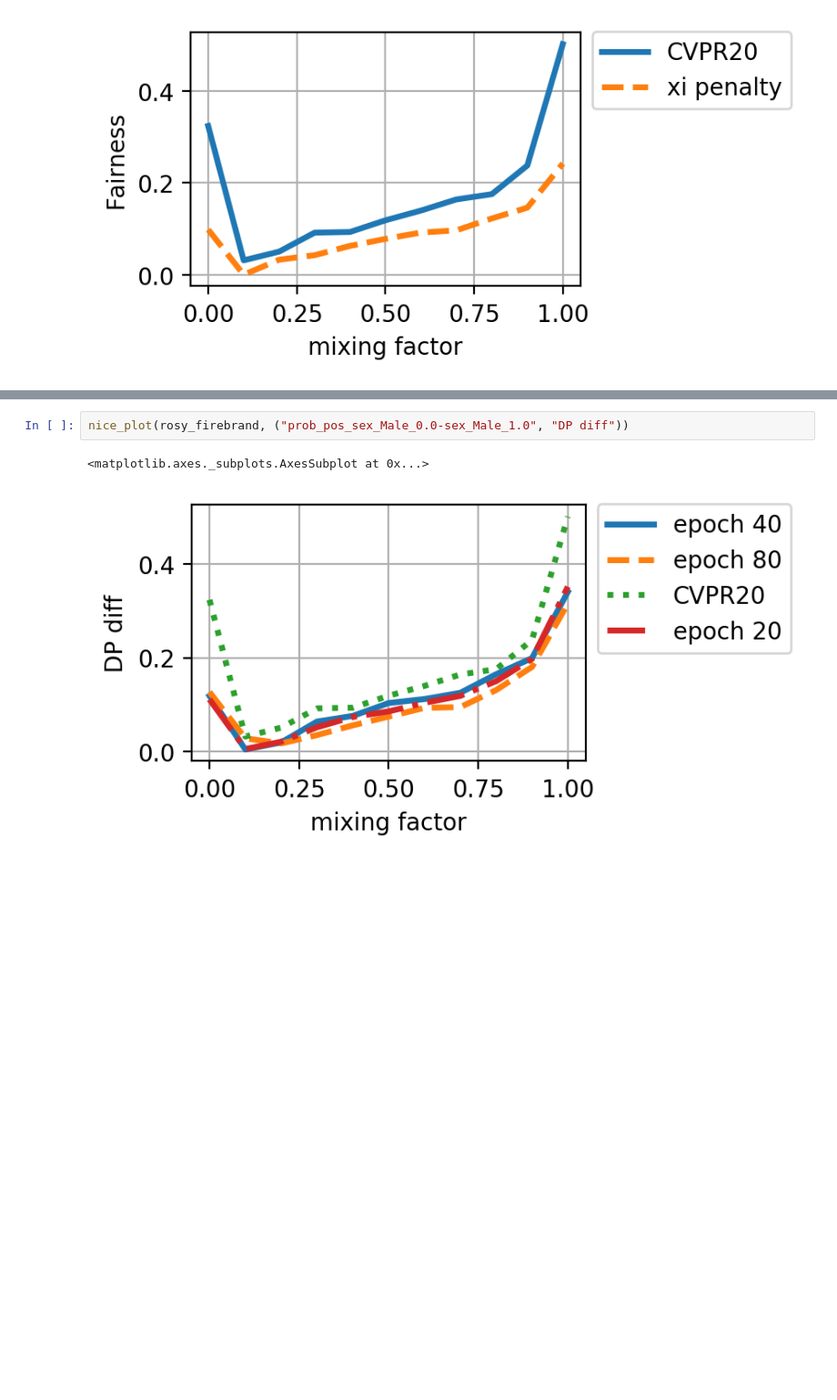
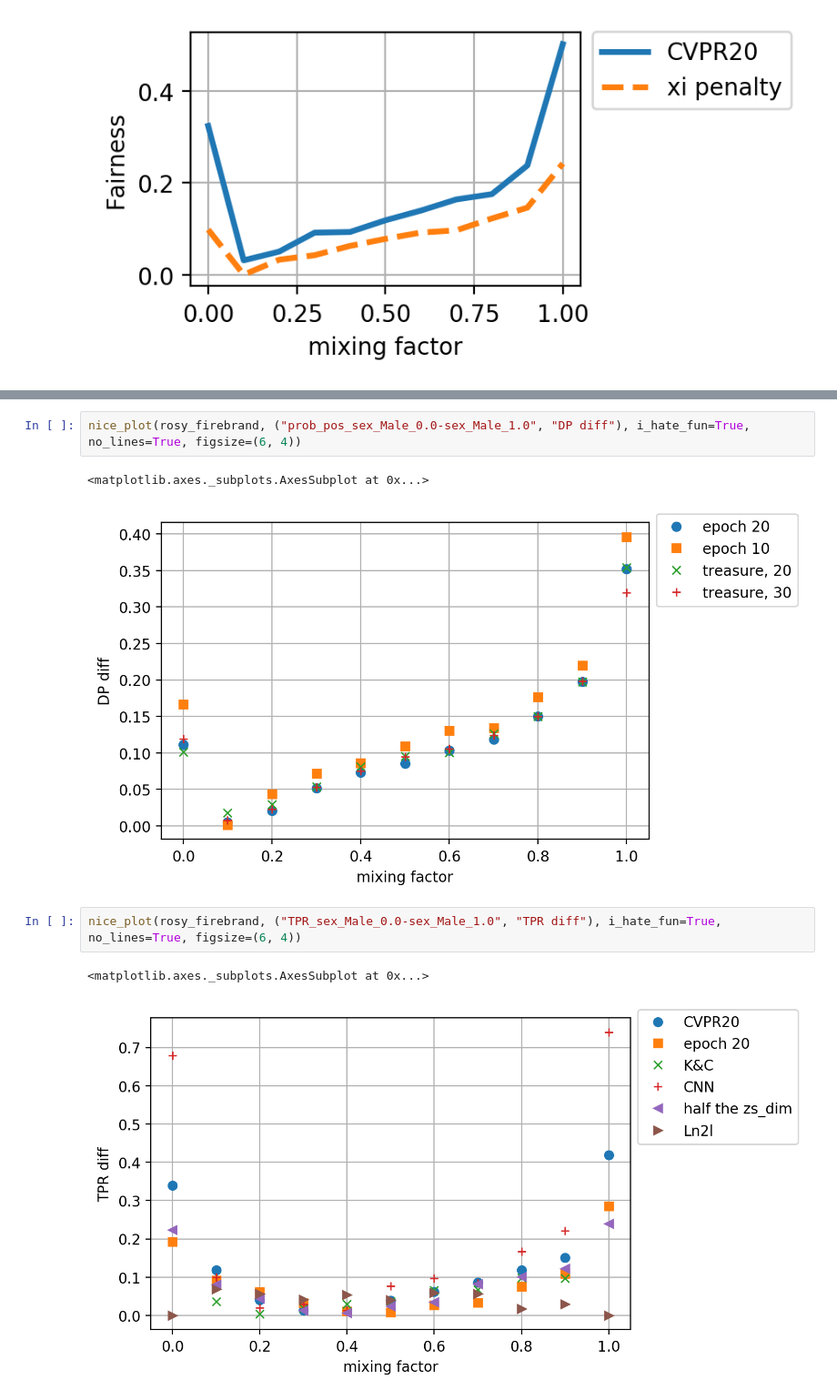
Before and after one commit to wearepal/nifr, a Jupyter notebook: notebooks/plots_celeba.ipynb, the cells around one changed output, grey strips where cells are left out. Shown at 91% size. Saved outputs shown, nothing was run; the diff lists cells and outputs as text; blank space fills up the shorter version.

```diff
--- a/notebooks/plots_celeba.ipynb
+++ b/notebooks/plots_celeba.ipynb
@@ -30,5 +39,10 @@ nice_plot(rosy_firebrand, "Accuracy")
 # %%
-nice_plot(rosy_firebrand, ("prob_pos_sex_Male_0.0-sex_Male_1.0", "DP diff"))
+nice_plot(rosy_firebrand, ("prob_pos_sex_Male_0.0-sex_Male_1.0", "DP diff"), i_hate_fun=True, no_lines=True, figsize=(6, 4))
 # %% [output]
 <matplotlib.axes._subplots.AxesSubplot at 0x...>
-[figure, old version]
+[figure, new version]
+# %%
+nice_plot(rosy_firebrand, ("TPR_sex_Male_0.0-sex_Male_1.0", "TPR diff"), i_hate_fun=True, no_lines=True, figsize=(6, 4))
+# %% [output]
+<matplotlib.axes._subplots.AxesSubplot at 0x...>
+[figure, added]
```
Also changed, not shown: parts of 4 cells of this notebook, 13 other files.
